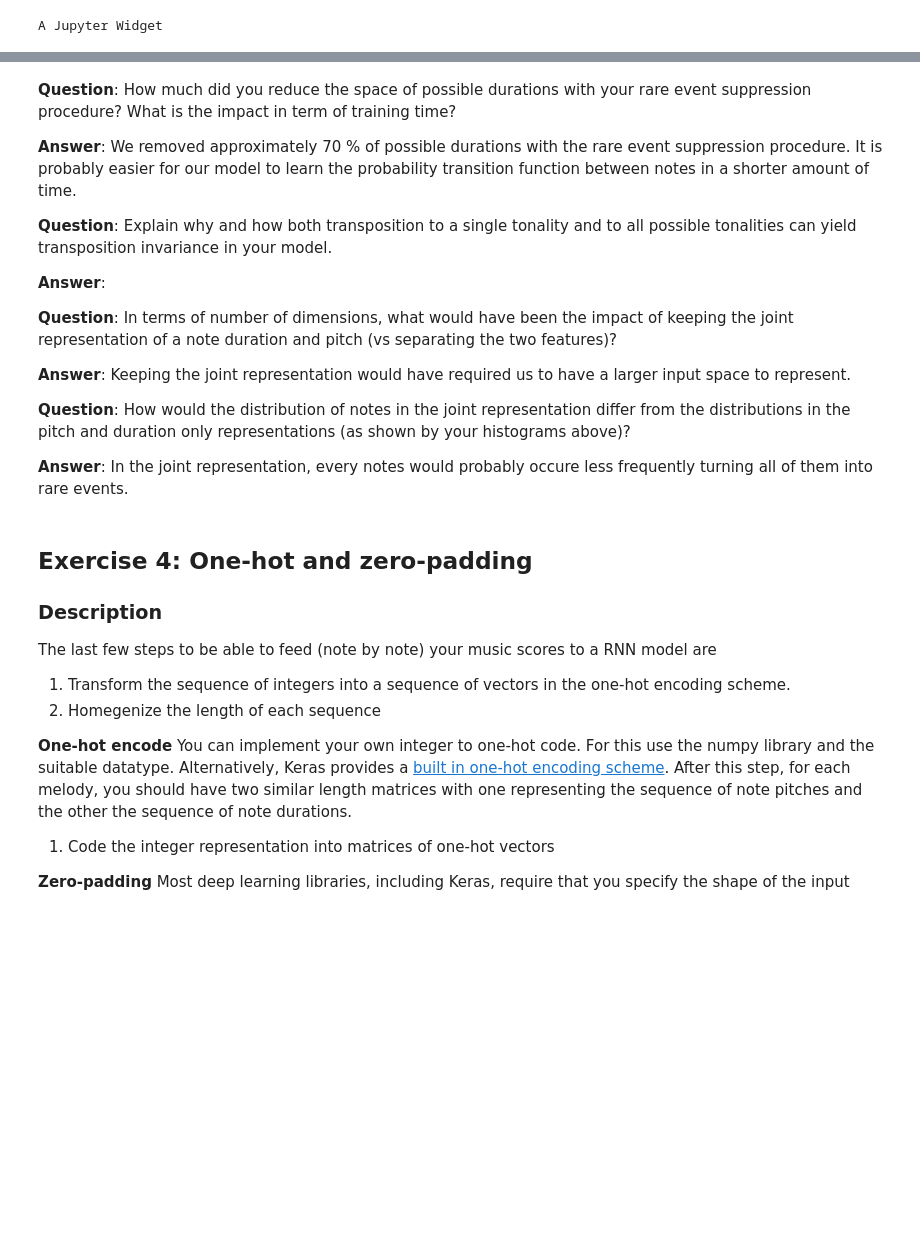
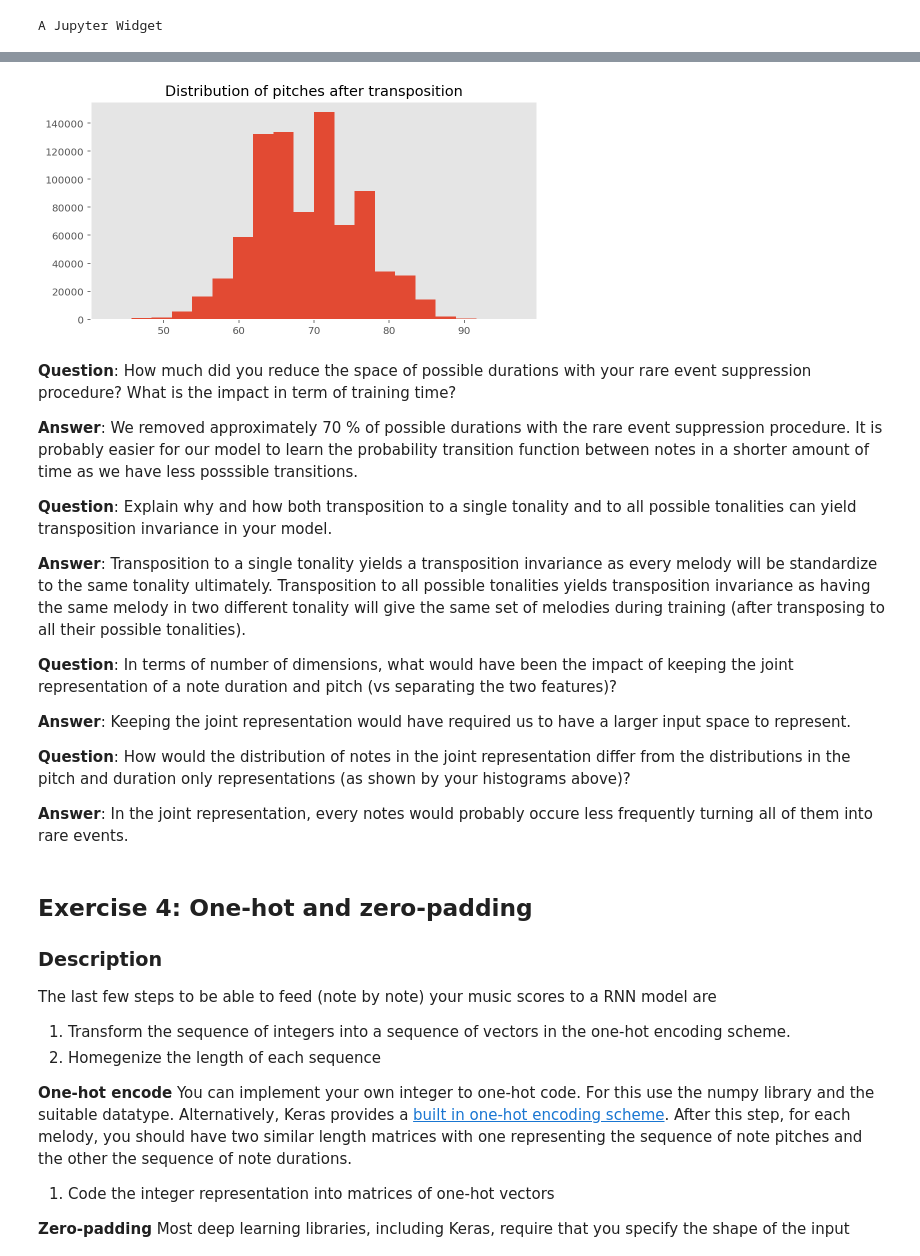
Before and after one commit to Amaumaury/ArtificialNeuralNetworks, a Jupyter notebook: Project_2/miniproject2.ipynb, the cells around one changed output, grey strips where cells are left out. Cells and saved outputs as stored; diff of their text form; code cells hidden in the pictures; blank space fills up the shorter version.

```diff
--- a/Project_2/miniproject2.ipynb
+++ b/Project_2/miniproject2.ipynb
@@ -455,11 +462,17 @@ final_dataset = transposed_dataset
+# %%
+plt.hist(final_dataset.get_all_midi_pitches(), bins=20)
+plt.title('Distribution of pitches after transposition')
+plt.show()
+# %% [output]
+[figure, added]
 # %% [markdown]
 **Question**: How much did you reduce the space of possible durations with your rare event suppression procedure? What is the impact in term of training time?
 
-**Answer**: We removed approximately 70 % of possible durations with the rare event suppression procedure. It is probably easier for our model to learn the probability transition function between notes in a shorter amount of time.
+**Answer**: We removed approximately 70 % of possible durations with the rare event suppression procedure. It is probably easier for our model to learn the probability transition function between notes in a shorter amount of time as we have less posssible transitions.
 
 **Question**: Explain why and how both transposition to a single tonality and to all possible tonalities can yield transposition invariance in your model.
 
-**Answer**:
+**Answer**: Transposition to a single tonality yields a transposition invariance as every melody will be standardize to the same tonality ultimately. Transposition to all possible tonalities yields transposition invariance as having the same melody in two different tonality will give the same set of melodies during training (after transposing to all their possible tonalities).
 
 **Question**: In terms of number of dimensions, what would have been the impact of keeping the joint representation of a note duration and pitch (vs separating the two features)?
 
```
Also changed, not shown: parts of 18 cells of this notebook, 6 other files.
